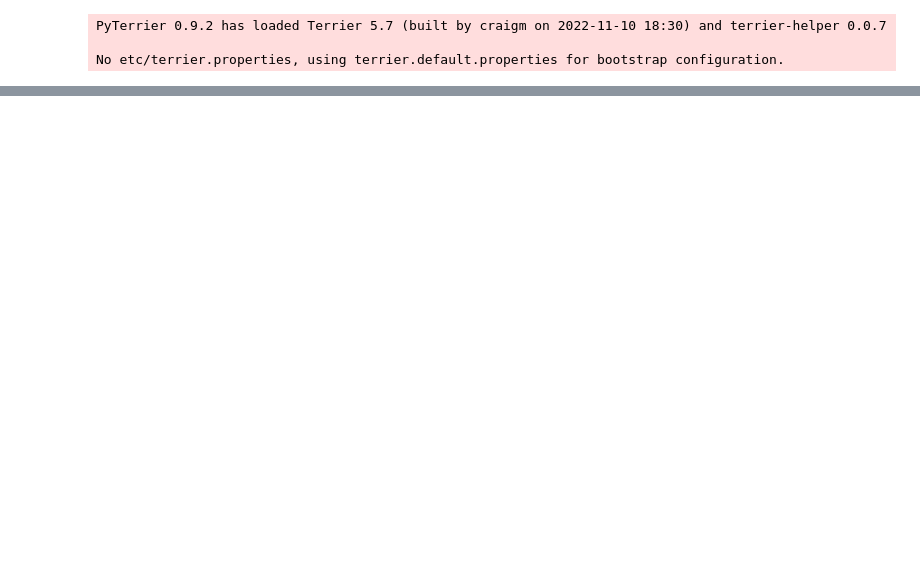
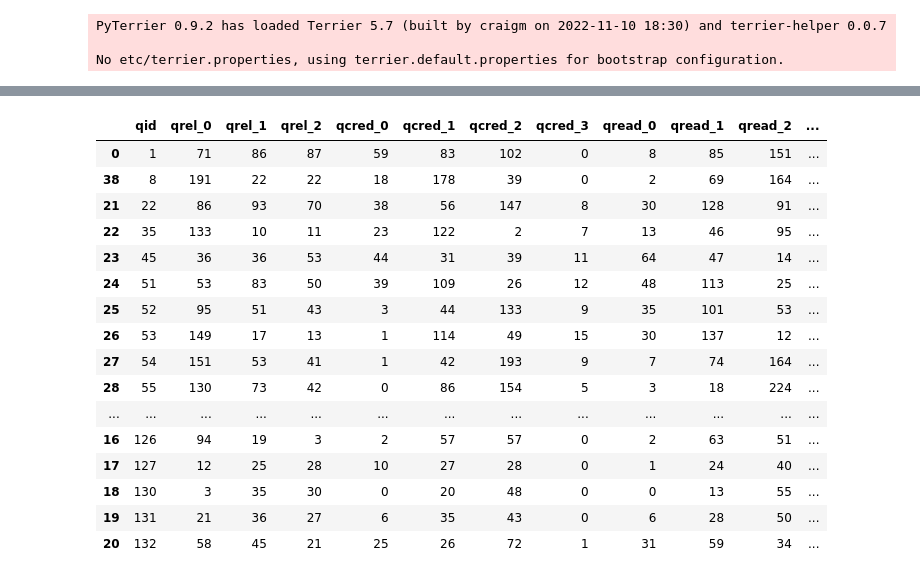
Before and after one commit to JoProbst/ThesisCode, a Jupyter notebook: data/data_exploration.ipynb, the cells around one changed output, grey strips where cells are left out. Saved outputs shown, nothing was run; the diff lists cells and outputs as text; code cells hidden in the pictures; blank space fills up the shorter version.

```diff
--- a/data/data_exploration.ipynb
+++ b/data/data_exploration.ipynb
@@ -30,0 +39,30 @@ qrels
+# %%
+# new df with cols qid, qrel_0, qrel_1, qrel_2, qcred_0, qcred_1, qcred_2, qread_0, qread_1, qread_2
+# uuid is dropped, qrel_0 contains the number of uuids with qrel=0 for each qid
+qagg = qmerge.groupby(["qid"]).agg({"qrel": [lambda x: (x==0).sum(), lambda x: (x==1).sum(), lambda x: (x==2).sum()],
+                                        "qcred": [lambda x: (x==0).sum(), lambda x: (x==1).sum(), lambda x: (x==2).sum(), lambda x: (x==3).sum()],
+                                        "qread": [lambda x: (x==0).sum(), lambda x: (x==1).sum(), lambda x: (x==2).sum()],
+                                        "uuid": "count"})
+qagg.columns = ["qrel_0", "qrel_1", "qrel_2", "qcred_0", "qcred_1", "qcred_2", "qcred_3", "qread_0", "qread_1", "qread_2", "uuid_count"]
+qagg = qagg.reset_index()
+# order dataframe by qid, qid as integer
+qagg = qagg.sort_values(by=["qid"], key=lambda x: x.astype(int))
+qagg
+# %% [output]
+|  | qid | qrel_0 | qrel_1 | qrel_2 | qcred_0 | qcred_1 | qcred_2 | qcred_3 | qread_0 | qread_1 | qread_2 | ... |
+| 0 | 1 | 71 | 86 | 87 | 59 | 83 | 102 | 0 | 8 | 85 | 151 | ... |
+| 38 | 8 | 191 | 22 | 22 | 18 | 178 | 39 | 0 | 2 | 69 | 164 | ... |
+| 21 | 22 | 86 | 93 | 70 | 38 | 56 | 147 | 8 | 30 | 128 | 91 | ... |
+| 22 | 35 | 133 | 10 | 11 | 23 | 122 | 2 | 7 | 13 | 46 | 95 | ... |
+| 23 | 45 | 36 | 36 | 53 | 44 | 31 | 39 | 11 | 64 | 47 | 14 | ... |
+| 24 | 51 | 53 | 83 | 50 | 39 | 109 | 26 | 12 | 48 | 113 | 25 | ... |
+| 25 | 52 | 95 | 51 | 43 | 3 | 44 | 133 | 9 | 35 | 101 | 53 | ... |
+| 26 | 53 | 149 | 17 | 13 | 1 | 114 | 49 | 15 | 30 | 137 | 12 | ... |
+| 27 | 54 | 151 | 53 | 41 | 1 | 42 | 193 | 9 | 7 | 74 | 164 | ... |
+| 28 | 55 | 130 | 73 | 42 | 0 | 86 | 154 | 5 | 3 | 18 | 224 | ... |
+| ... | ... | ... | ... | ... | ... | ... | ... | ... | ... | ... | ... | ... |
+| 16 | 126 | 94 | 19 | 3 | 2 | 57 | 57 | 0 | 2 | 63 | 51 | ... |
+| 17 | 127 | 12 | 25 | 28 | 10 | 27 | 28 | 0 | 1 | 24 | 40 | ... |
+| 18 | 130 | 3 | 35 | 30 | 0 | 20 | 48 | 0 | 0 | 13 | 55 | ... |
+| 19 | 131 | 21 | 36 | 27 | 6 | 35 | 43 | 0 | 6 | 28 | 50 | ... |
+| 20 | 132 | 58 | 45 | 21 | 25 | 26 | 72 | 1 | 31 | 59 | 34 | ... |
```
Also changed, not shown: parts of 6 cells of this notebook.
